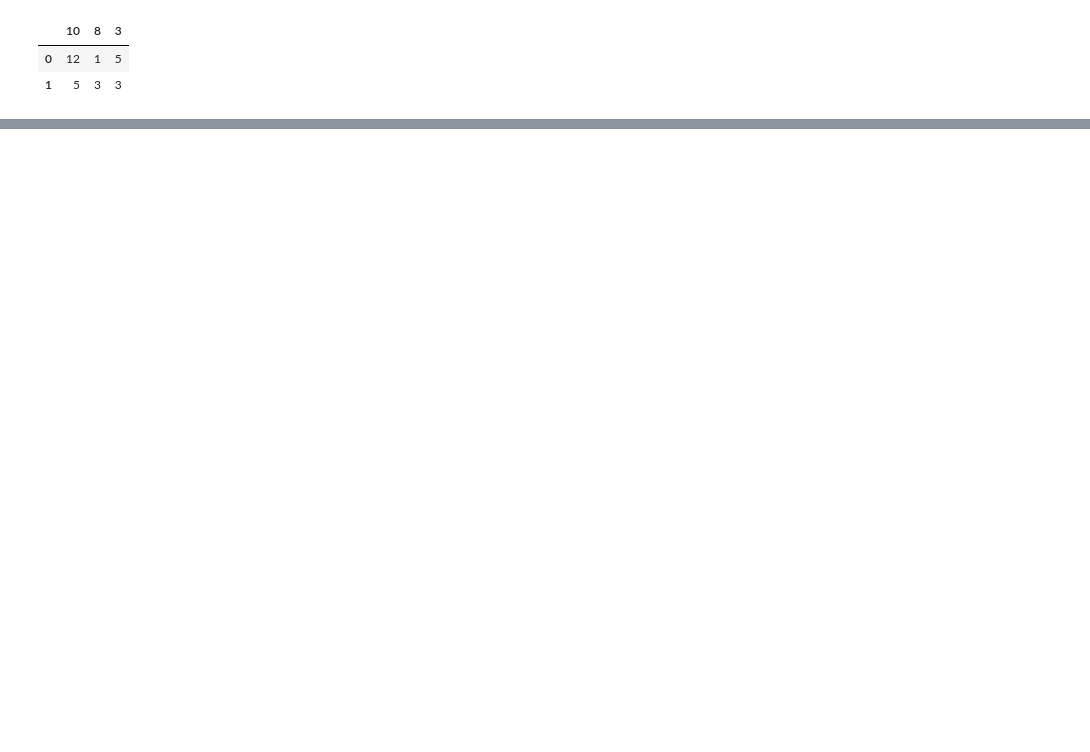
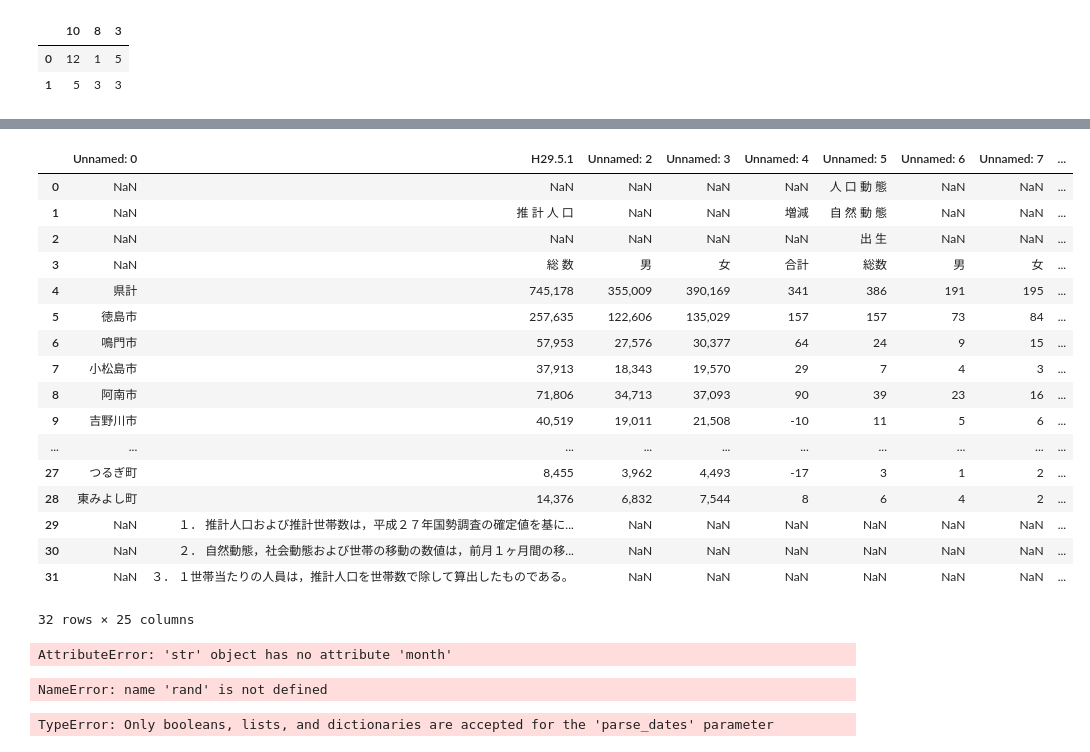
Before and after one commit to ftakao2007/python, a Jupyter notebook: jupyter_notebook/OpenData/OurOpenData.ipynb, the cells around one changed output, grey strips where cells are left out. Cells and saved outputs as stored; diff of their text form; code cells hidden in the pictures; blank space fills up the shorter version.

```diff
--- a/jupyter_notebook/OpenData/OurOpenData.ipynb
+++ b/jupyter_notebook/OpenData/OurOpenData.ipynb
@@ -79,0 +81,64 @@ df
+# %%
+import pandas as pd
+csv_url = 'csv/H29-05-01.csv'
+df = pd.read_csv(csv_url, encoding="SHIFT-JIS")
+df
+# %% [output]
+|  | Unnamed: 0 | H29.5.1 | Unnamed: 2 | Unnamed: 3 | Unnamed: 4 | Unnamed: 5 | Unnamed: 6 | Unnamed: 7 | ... |
+| 0 | NaN | NaN | NaN | NaN | NaN | 人 口 動 態 | NaN | NaN | ... |
+| 1 | NaN | 推 計 人 口 | NaN | NaN | 増減 | 自 然 動 態 | NaN | NaN | ... |
+| 2 | NaN | NaN | NaN | NaN | NaN | 出 生 | NaN | NaN | ... |
+| 3 | NaN | 総 数 | 男 | 女 | 合計 | 総数 | 男 | 女 | ... |
+| 4 | 県計 | 745,178 | 355,009 | 390,169 | 341 | 386 | 191 | 195 | ... |
+| 5 | 徳島市 | 257,635 | 122,606 | 135,029 | 157 | 157 | 73 | 84 | ... |
+| 6 | 鳴門市 | 57,953 | 27,576 | 30,377 | 64 | 24 | 9 | 15 | ... |
+| 7 | 小松島市 | 37,913 | 18,343 | 19,570 | 29 | 7 | 4 | 3 | ... |
+| 8 | 阿南市 | 71,806 | 34,713 | 37,093 | 90 | 39 | 23 | 16 | ... |
+| 9 | 吉野川市 | 40,519 | 19,011 | 21,508 | -10 | 11 | 5 | 6 | ... |
+| ... | ... | ... | ... | ... | ... | ... | ... | ... | ... |
+| 27 | つるぎ町 | 8,455 | 3,962 | 4,493 | -17 | 3 | 1 | 2 | ... |
+| 28 | 東みよし町 | 14,376 | 6,832 | 7,544 | 8 | 6 | 4 | 2 | ... |
+| 29 | NaN | １． 推計人口および推計世帯数は，平成２７年国勢調査の確定値を基に... | NaN | NaN | NaN | NaN | NaN | NaN | ... |
+| 30 | NaN | ２． 自然動態，社会動態および世帯の移動の数値は，前月１ヶ月間の移... | NaN | NaN | NaN | NaN | NaN | NaN | ... |
+| 31 | NaN | ３． １世帯当たりの人員は，推計人口を世帯数で除して算出したものである。 | NaN | NaN | NaN | NaN | NaN | NaN | ... |
+32 rows × 25 columns
+# %%
+import pandas as pd
+%matplotlib inline
+import matplotlib.pyplot as plt
+
+### 推計人口
+csv_url = 'csv/H29-05-01.csv'
+df = pd.read_csv(csv_url, skiprows=4, index_col=0, encoding="SHIFT-JIS")
+df.loc[:,['総　数','男','女']][1:25]
+
+df2 = pd.read_csv(csv_url, skiprows=4, index_col=0, encoding="SHIFT-JIS")
+df2.loc[:,['男','女']][1:25]
+
+#df2.plot.bar(y=['男', '女'], alpha=0.6, figsize=(12,3), stacked=True, cmap='Blues')
+#plt.title(u'徳島県推計人口', size=16)
+# %% [output]
+AttributeError: 'str' object has no attribute 'month'
+# %%
+import pandas as pd
+%matplotlib inline
+import matplotlib.pyplot as plt
+
+df2 = pd.DataFrame(rand(10, 4), columns=['a', 'b', 'c', 'd'])
+df2.plot(kind='bar');
+plt.show()
+# %% [output]
+NameError: name 'rand' is not defined
+# %%
+url = 'cvs/ambientNOxCH.csv'
+df_sample = pd.read_csv(url, parse_dates=1, index_col=1)
+
+# dfの準備
+df = df_sample.iloc[:, 1:]
+
+# df_monthlyの準備
+df_monthly = df.copy()
+df_monthly.index = df_monthly.index.map(lambda x: x.month)
+df_monthly = df_monthly.groupby(level=0).sum()
+# %% [output]
+TypeError: Only booleans, lists, and dictionaries are accepted for the 'parse_dates' parameter
```
Also changed, not shown: parts of 3 cells of this notebook, 4 other files.
